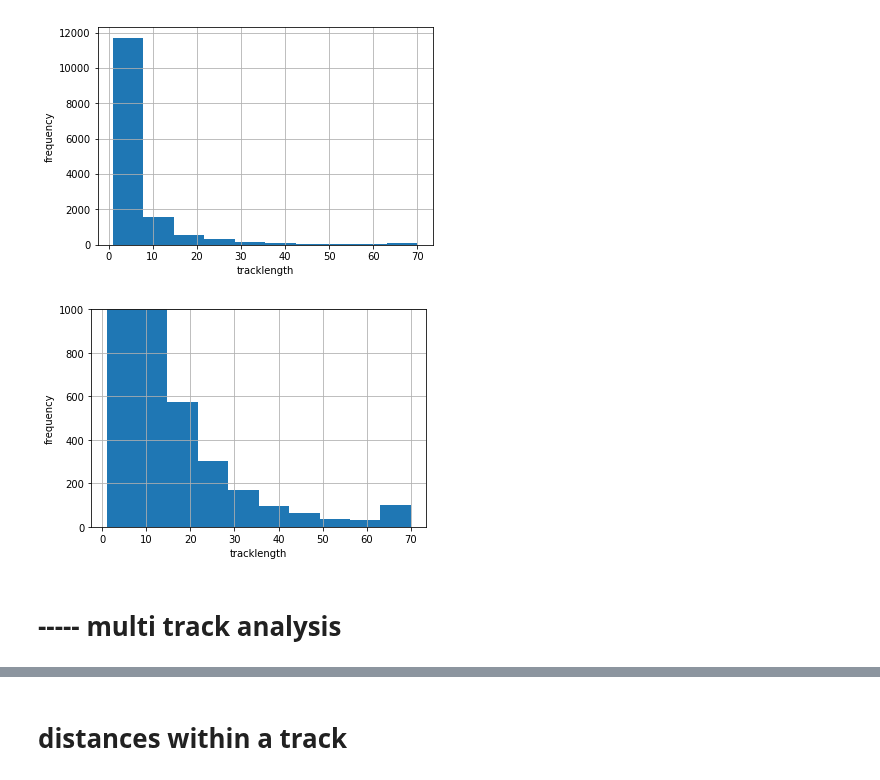
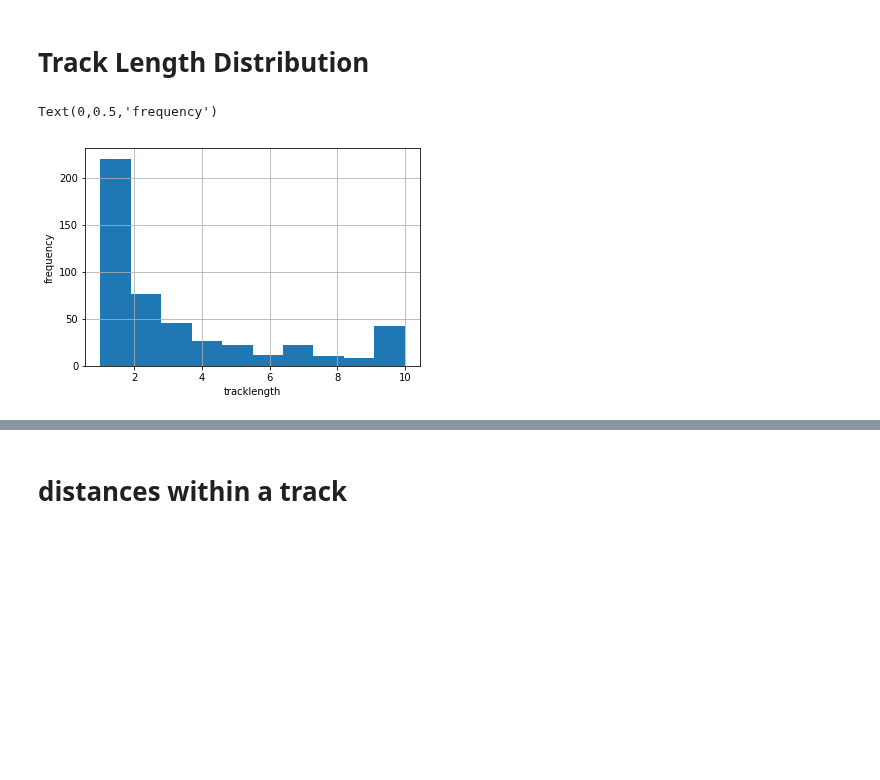
Before and after one commit to pylattice/pyLattice, a Jupyter notebook: src/jupyter/detectedTracks_analyze.ipynb, the cells around one changed output, grey strips where cells are left out. Cells and saved outputs as stored; diff of their text form; code cells hidden in the pictures; blank space fills up the shorter version.

```diff
--- a/src/jupyter/detectedTracks_analyze.ipynb
+++ b/src/jupyter/detectedTracks_analyze.ipynb
@@ -52,5 +69,13 @@ green
 # %%
-data = pd.read_csv(resultsFolder+'/'+trackingCsvFilename,header=0)
+filepath = path +outputDataFolder+'/'+trackingCsvFilename
+print(filepath)
+data = pd.read_csv(filepath,header=0)
 data.columns = ["trackId", "tracklength", "frameId", "particleId", "x", "y", "z", "A", "noIdea1", "noIdea2", "noIdea3", "noIdea4"]
-data[0:5]
+
+dataUnique = data.drop_duplicates(subset='trackId')
+
+longTracks = data[data['tracklength'] > 5]
+longTracks
+
+print("total number of tracks: {}\nunique tracks: {}\nlongtracks (len>5) {}".format(len(data),len(dataUnique),len(longTracks.drop_duplicates(subset='trackId'))))
 # %% [output]
@@ -78,15 +128,9 @@ print(len(dataUnique))
+# %% [markdown]
+# Track Length Distribution
 # %%
-(data[['trackId','tracklength']].drop_duplicates())['tracklength'].hist()
+(dataUnique[['trackId','tracklength']].drop_duplicates())['tracklength'].hist()
 plt.xlabel('tracklength')
 plt.ylabel('frequency')
-plt.show()
-(data[['trackId','tracklength']].drop_duplicates())['tracklength'].hist()
-plt.ylim(0,1000)
-plt.xlabel('tracklength')
-plt.ylabel('frequency')
-plt.show()
 # %% [output]
+Text(0,0.5,'frequency')
-[figure, old version]
+[figure, new version]
-[figure, removed]
-# %% [markdown]
-# ----- multi track analysis
```
Also changed, not shown: parts of 46 cells of this notebook, 2 other files.
